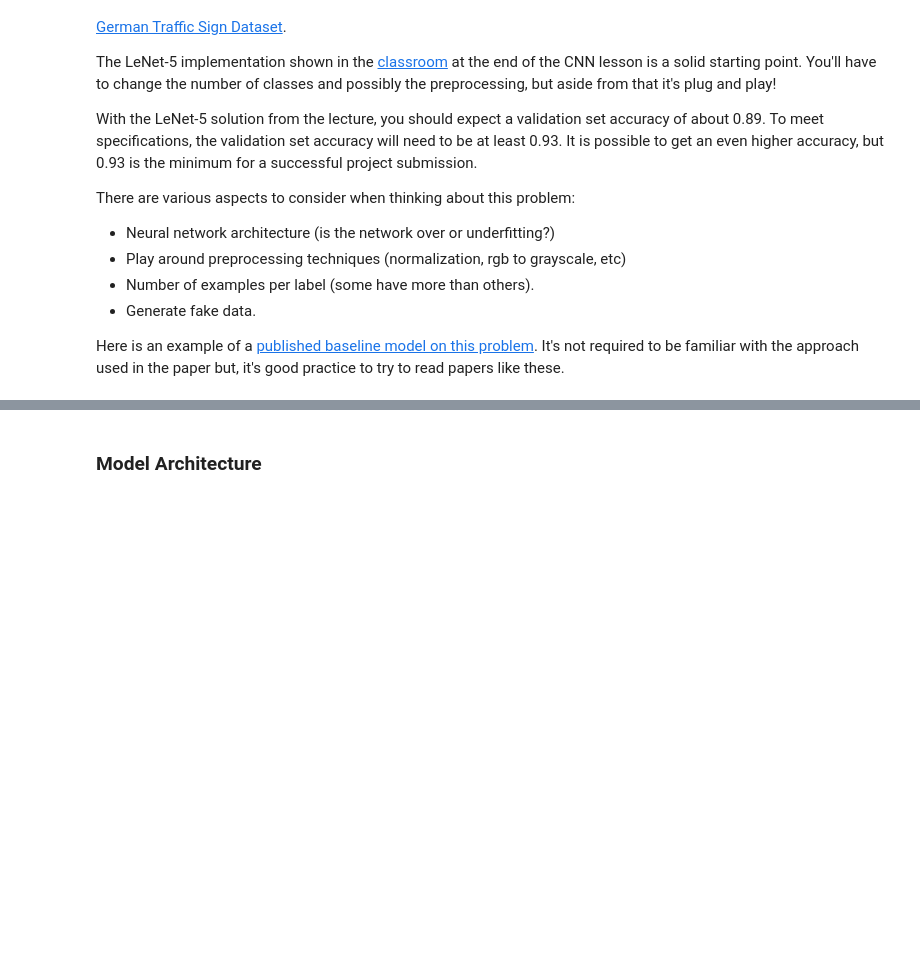
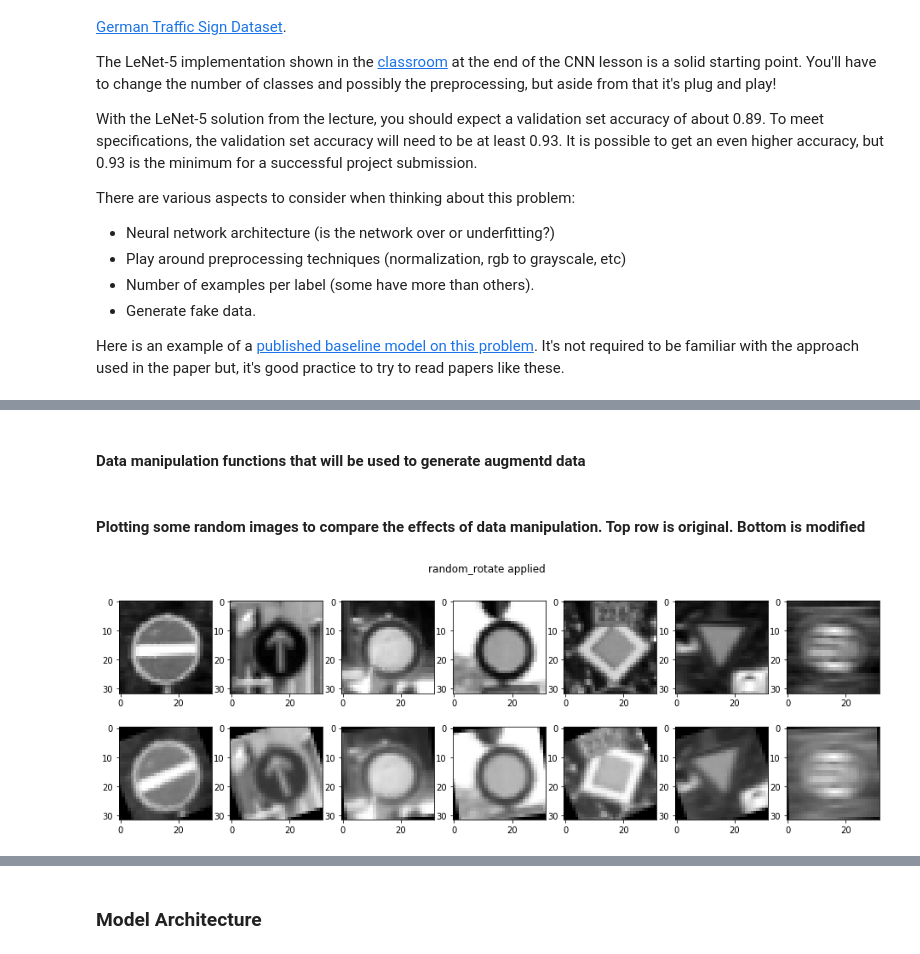
Before and after one commit to srikantviswanath/Traffic-Sign-Classifier-, a Jupyter notebook: Traffic_Sign_Classifier.ipynb, the cells around one changed output, grey strips where cells are left out. Cells and saved outputs as stored; diff of their text form; code cells hidden in the pictures; blank space fills up the shorter version.

```diff
--- a/Traffic_Sign_Classifier.ipynb
+++ b/Traffic_Sign_Classifier.ipynb
@@ -182,0 +185,50 @@ X_test = normalize(X_test)
+# %% [markdown]
+#### Data manipulation functions that will be used to generate augmentd data
+# %%
+import random
+
+
+def random_rotate(img):
+    '''Rotate :img: by anti-clockwise direction'''
+    degrees = random.randint(1, 25)
+    (h, w) = img.shape[:2]
+    center = (w / 2, h / 2)
+    M = cv2.getRotationMatrix2D(center, degrees, 1.0)
+    return cv2.warpAffine(img, M, (w, h))
+
+
+def random_translate(img):
+    rows,cols = img.shape[:2]
+    shift_range = 5
+    offset = random.randint(-shift_range, shift_range)
+    M = np.float32([[1, 0, offset], [0, 1, offset]])
+    return cv2.warpAffine(img,M,(cols,rows))
+
+
+def random_brightness(img):
+    '''Assuming the img is grayscale'''
+    brightness = random.randint(1, 40)
+    img = img.reshape(32, 32)
+    return img + brightness
+# %% [markdown]
+#### Plotting some random images to compare the effects of data manipulation. Top row is original. Bottom is modified
+# %%
+n_random_imgs = 7
+
+def plot_augmented_data(aug_func, n_imgs):
+    original_imgs = [X_train_gray[random.randint(1, 10000)] for _ in range(n_random_imgs)]
+    modified_imgs = [aug_func(img) for img in original_imgs]
+    plt.subplots(2, n_imgs, figsize=(16, 5))
+    plt.suptitle('%s applied' % (aug_func.__name__))
+    for idx, img in enumerate(original_imgs):
+        plt.subplot(2, n_imgs, idx + 1)
+        plt.imshow(img, cmap='gray')
+    for idx, img in enumerate(modified_imgs):
+        plt.subplot(2, n_imgs, len(original_imgs) + idx + 1)
+        plt.imshow(img, cmap='gray')
+
+    plt.show()
+# %%
+plot_augmented_data(random_rotate, n_random_imgs)
+# %% [output]
+[figure, added]
```
Also changed, not shown: parts of 23 cells of this notebook.
